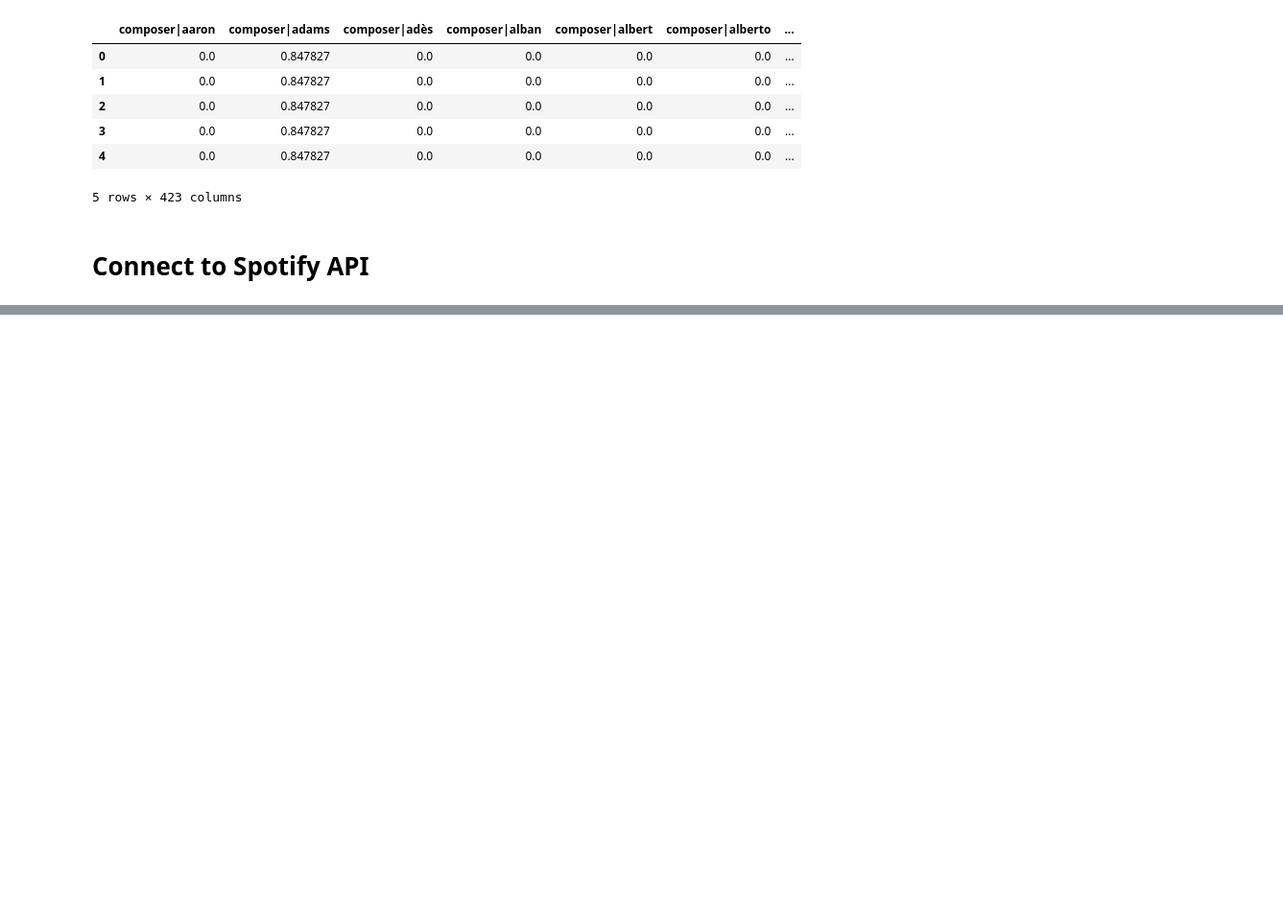
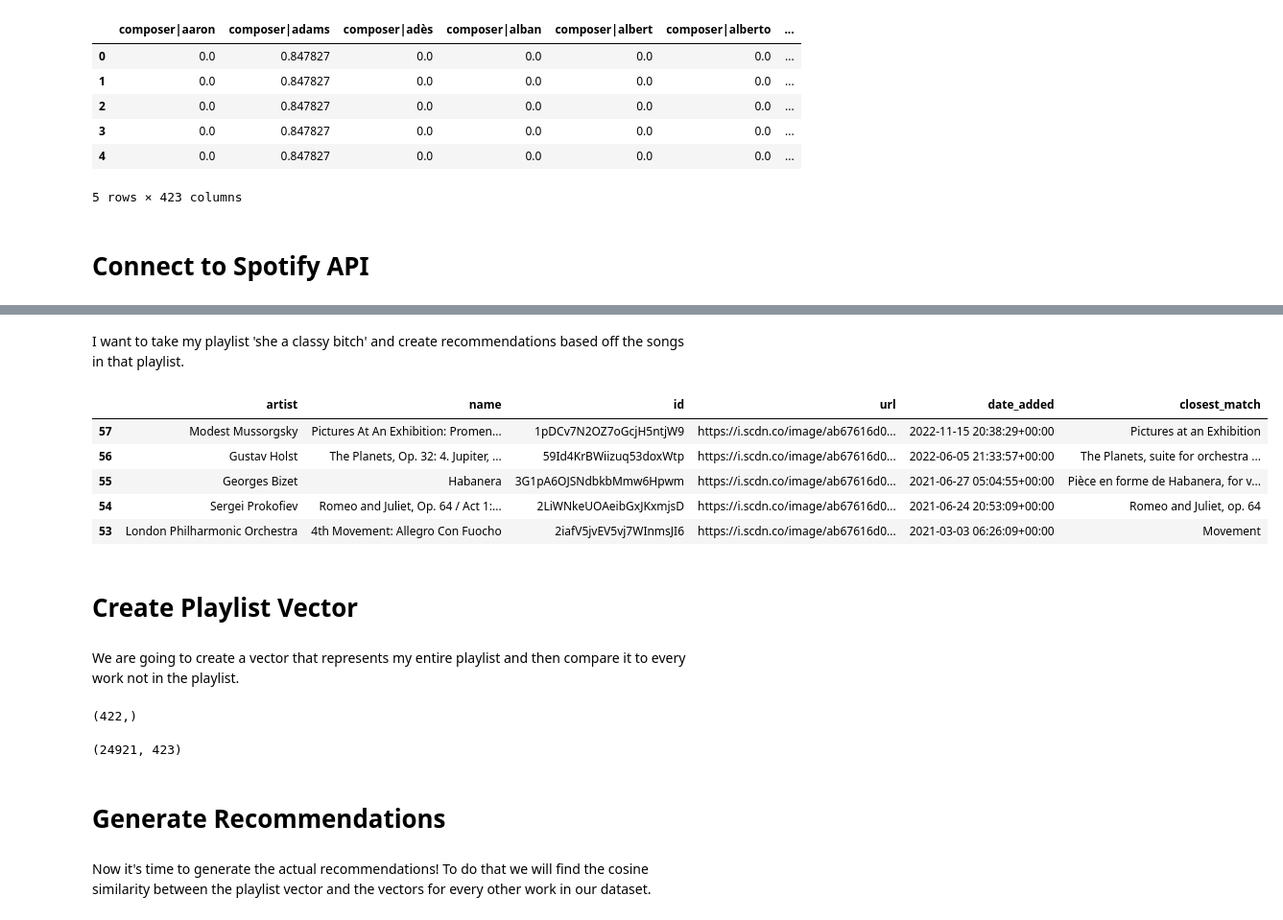
Before and after one commit to smkuhl/classical-music-recommender, a Jupyter notebook: script.ipynb, the cells around one changed output, grey strips where cells are left out. Shown at 96% size. Saved outputs shown, nothing was run; the diff lists cells and outputs as text; code cells hidden in the pictures; blank space fills up the shorter version.

```diff
--- a/script.ipynb
+++ b/script.ipynb
@@ -141,0 +151,8 @@ work_df.to_csv('works_data.csv', index=False)
+# %%
+scope = 'user-library-read'
+
+if len(sys.argv) > 1:
+    username = sys.argv[1]
+else:
+    print("Usage: %s username" % (sys.argv[0],))
+    sys.exit()
@@ -141,0 +162,4 @@ work_df.to_csv('works_data.csv', index=False)
+# %%
+token = util.prompt_for_user_token(scope, client_id= client_id, client_secret=client_secret, redirect_uri='http://localhost:8881')
+# %%
+sp = spotipy.Spotify(auth=token)
@@ -223,0 +295,2 @@ final.head()
+# %% [markdown]
+I want to take my playlist 'she a classy bitch' and create recommendations based off the songs in that playlist.
@@ -223,0 +351,14 @@ final.head()
+# %%
+classical_playlist = create_necessary_outputs('she a classy bitch', id_name, work_df)
+classical_playlist.head()
+# %% [output]
+|  | artist | name | id | url | date_added | closest_match |
+| 57 | Modest Mussorgsky | Pictures At An Exhibition: Promen... | 1pDCv7N2OZ7oGcjH5ntjW9 | https://i.scdn.co/image/ab67616d0... | 2022-11-15 20:38:29+00:00 | Pictures at an Exhibition |
+| 56 | Gustav Holst | The Planets, Op. 32: 4. Jupiter, ... | 59Id4KrBWiizuq53doxWtp | https://i.scdn.co/image/ab67616d0... | 2022-06-05 21:33:57+00:00 | The Planets, suite for orchestra ... |
+| 55 | Georges Bizet | Habanera | 3G1pA6OJSNdbkbMmw6Hpwm | https://i.scdn.co/image/ab67616d0... | 2021-06-27 05:04:55+00:00 | Pièce en forme de Habanera, for v... |
+| 54 | Sergei Prokofiev | Romeo and Juliet, Op. 64 / Act 1:... | 2LiWNkeUOAeibGxJKxmjsD | https://i.scdn.co/image/ab67616d0... | 2021-06-24 20:53:09+00:00 | Romeo and Juliet, op. 64 |
+| 53 | London Philharmonic Orchestra | 4th Movement: Allegro Con Fuocho | 2iafV5jvEV5vj7WInmsJI6 | https://i.scdn.co/image/ab67616d0... | 2021-03-03 06:26:09+00:00 | Movement |
+# %% [markdown]
+# Create Playlist Vector
+# %% [markdown]
+We are going to create a vector that represents my entire playlist and then compare it to every work not in the playlist.
@@ -223,0 +391,12 @@ final.head()
+# %%
+complete_feature_set_playlist_vector.shape
+# %% [output]
+(422,)
+# %%
+complete_feature_set_nonplaylist.shape
+# %% [output]
+(24921, 423)
+# %% [markdown]
+# Generate Recommendations
+# %% [markdown]
+Now it's time to generate the actual recommendations! To do that we will find the cosine similarity between the playlist vector and the vectors for every other work in our dataset.
```
Also changed, not shown: parts of 17 cells of this notebook.
